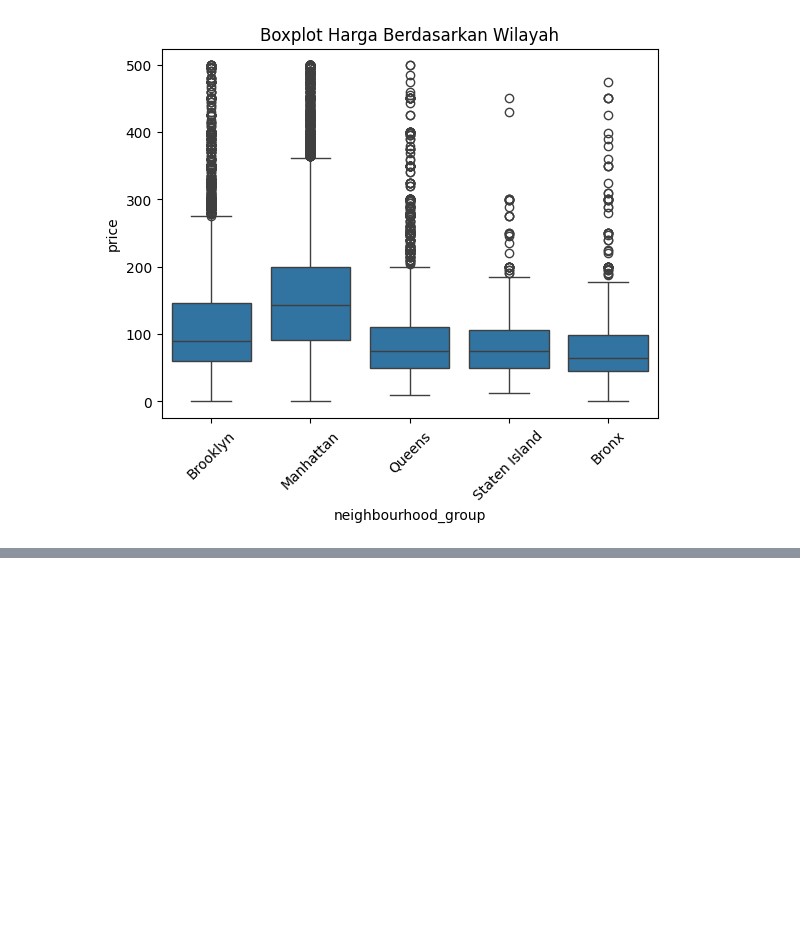
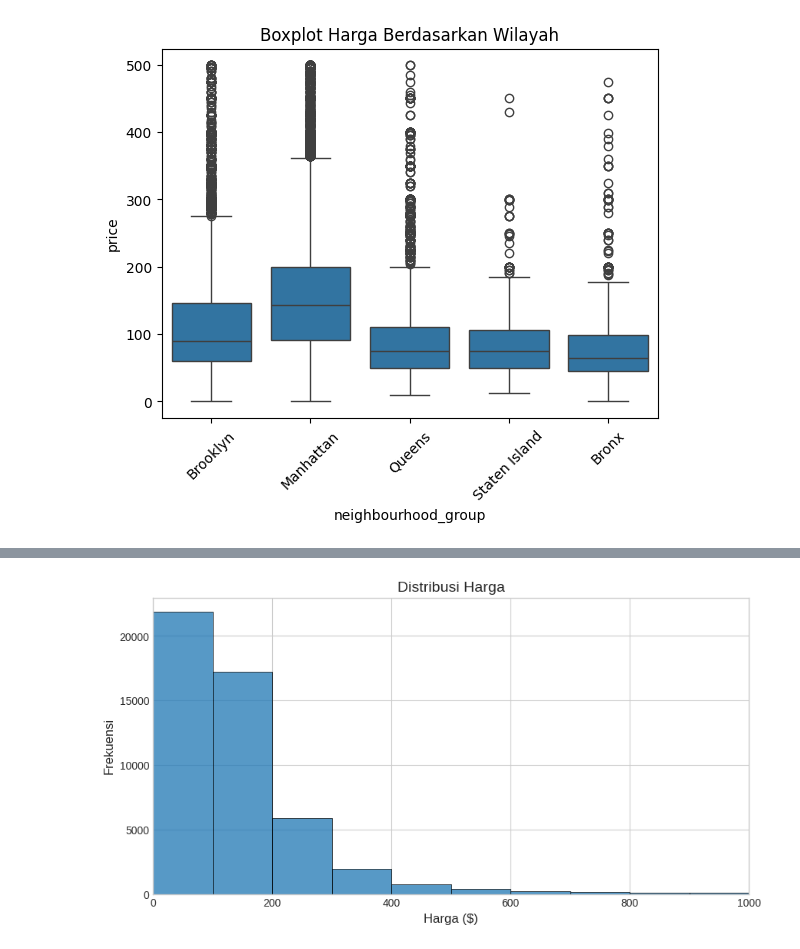
Before and after one commit to cantika-alff/2025_PBO_TI1B, a Jupyter notebook: UTS_AI.ipynb, the cells around one changed output, grey strips where cells are left out. Drawn from its saved outputs; the diff is of its cells as text; code cells hidden in the pictures; blank space fills up the shorter version.

```diff
--- a/UTS_AI.ipynb
+++ b/UTS_AI.ipynb
@@ -421,0 +299,12 @@ plt.show()
+# %%
+# Histogram Harga
+plt.figure(figsize=(10,5))
+sns.histplot(df['price'], bins=100, kde=False)
+plt.title("Distribusi Harga", fontsize=14)
+plt.xlabel("Harga ($)", fontsize=12)
+plt.ylabel("Frekuensi", fontsize=12)
+plt.xlim(0, 1000)
+plt.grid(True)
+plt.show()
+# %% [output]
+[figure, added]
```
Also changed, not shown: parts of 43 cells of this notebook.
